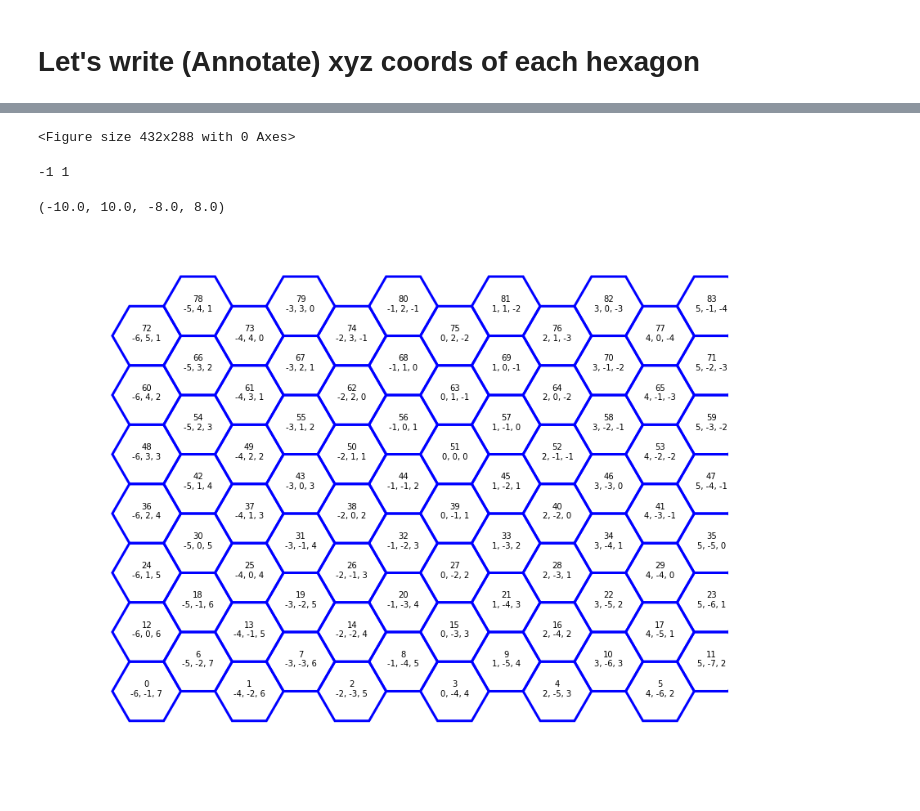
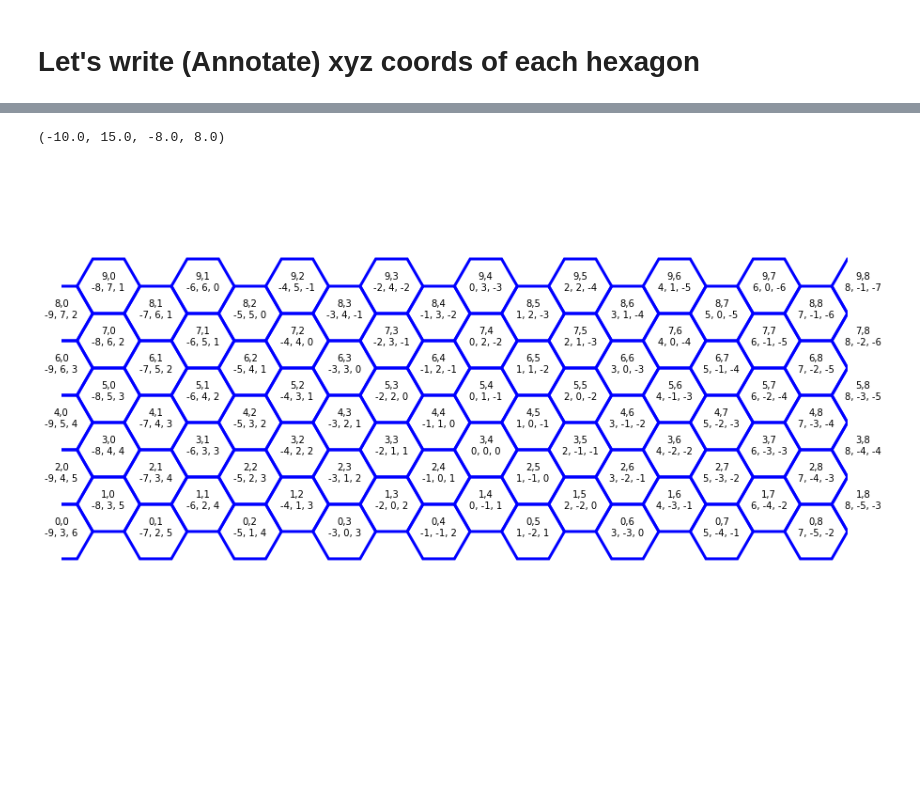
Before and after one commit to Ram-N/hexagons, a Jupyter notebook: 3.0_Example_Using_Hex_Coordinates.ipynb, the cells around one changed output, grey strips where cells are left out. Saved outputs shown, nothing was run; the diff lists cells and outputs as text; code cells hidden in the pictures; blank space fills up the shorter version.

```diff
--- a/3.0_Example_Using_Hex_Coordinates.ipynb
+++ b/3.0_Example_Using_Hex_Coordinates.ipynb
@@ -57,51 +71,29 @@ def save_file(title=None, details=None):
 
 
         plt.savefig(f'../images/{fn+dtstr}.jpg')
-# %%
-save_file()
-# %% [output]
-<Figure size 432x288 with 0 Axes>
 # %%
 def label(xy, text):
     y = xy[1] - 0.15  # shift y-value for label so that it's below the artist
     plt.text(xy[0], y, text, ha="center", family='sans-serif', size=10)
-# %%
-hx = Hex(10, 10, 3, flat=True)
-
-hx.yc = 1
-hx.xc = -1
-print(hx.xc, hx.yc)
-# %% [output]
--1 1
 # %%
 fig, ax = plt.subplots(figsize=(15,15))
 
 #color_size_dict = {'blue': 0.9, 'red': 0.8, 'black': 0.6, 'white': 0.2}
-
-
-#Let's specify sizes and colors for the inner hexagons
-inner_hexes = 8
-palette = REDS + BLUES + YELLOWS
-colors = np.random.choice(palette, inner_hexes) #select 5
-fracs = np.arange(1,0, step=-1/inner_hexes) # step size to reduce hexagon by
-
-#keep a dictionary ready
-color_size_dict = dict(zip(colors, fracs))
-hg = HexGrid(14,6,1, flat=True)
+hg = HexGrid(10,9,1, flat=True)
 
 for idx, h in enumerate(hg.hlist):
     h.render(fill=None, lw=3, color='blue')
-    lab = str(idx) +'\n' + ', '.join([str(c) for c in (h.xc,h.yc,h.zc)])
+    lab = str(h.row)+ ',' + str(h.col) +'\n' + ', '.join([str(c) for c in (h.xc,h.yc,h.zc)])
     label((h.x,h.y), lab)
 
 
 ax.axis('scaled')
-ax.set_xlim(-10, 10)
+ax.set_xlim(-10, 15)
 ax.set_ylim(-8, 8)
 plt.axis('off')
 
 
 #save_file('Inset_')
 # %% [output]
-(-10.0, 10.0, -8.0, 8.0)
+(-10.0, 15.0, -8.0, 8.0)
-[figure, old version]
+[figure, new version]
```
Also changed, not shown: parts of 9 cells of this notebook, 2 other files.
